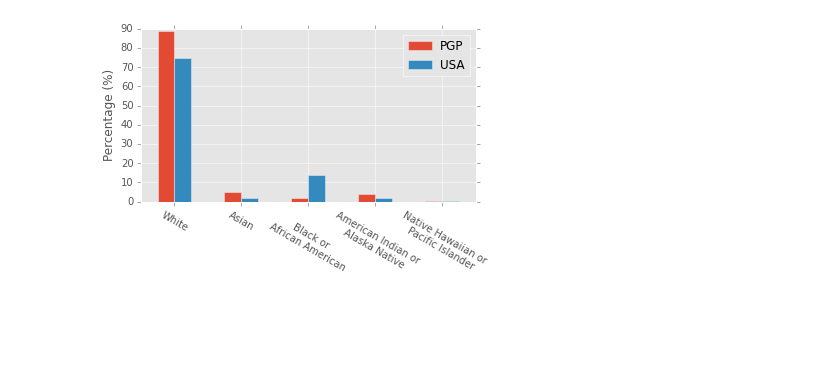
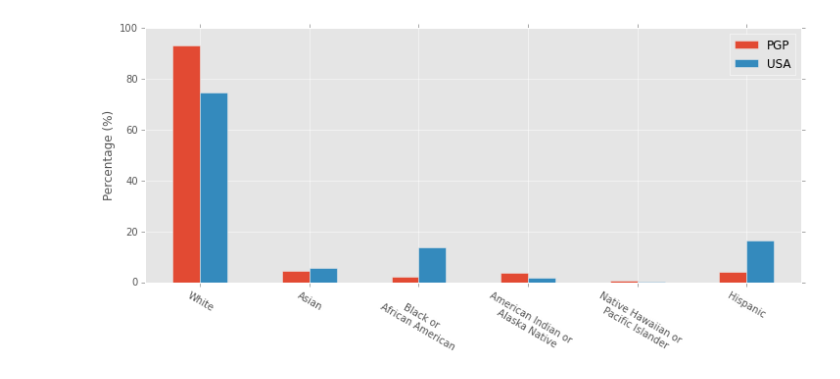
Before and after one commit to swzCuroverse/PGPGraphics, a Jupyter notebook: PGP-Ethnicity.ipynb, the cells around one changed output. Drawn from its saved outputs; the diff is of its cells as text; code cells hidden in the pictures; blank space fills up the shorter version.

```diff
--- a/PGP-Ethnicity.ipynb
+++ b/PGP-Ethnicity.ipynb
@@ -65,0 +25,8 @@ raceCompare['USA'] = [74.8, 1.7, 13.6, 1.7,0.4];
+# %%
+# Find survey results from Race/ethnicity survey
+raceIdx = data.phenotype_category == 'Participant_Survey:Race/ethnicity'
+raceData = data[raceIdx]
+raceData.index = raceData['id']
+
+raceGroups = raceData.groupby('phenotype')['human_id'].count()
+raceGroups
@@ -66,13 +51,43 @@ raceCompare['USA'] = [74.8, 1.7, 13.6, 1.7,0.4];
+# %%
+# Creating columns with race categories
+idxWhite = raceData['phenotype'].str.contains('White',na=False)
+idxAsian = raceData['phenotype'].str.contains('Asian',na=False)
+idxBlack = raceData['phenotype'].str.contains('Black',na=False)
+idxAIAN = raceData['phenotype'].str.contains('Alaska Native',na=False)
+idxHispanic = raceData['phenotype'].str.contains('Hispanic',na=False)
+idxNHPC = raceData['phenotype'].str.contains('Pacific',na=False)
+
+# Marking participants race/ethncity (1 or 0)
+byRace = pd.DataFrame()
+byRace['White'] = idxWhite
+byRace['Asian'] = idxAsian
+byRace['Black or African American'] = idxBlack
+byRace['American Indian or Alaska Native'] = idxAIAN
+byRace['Native Hawaiian or Pacific Islander'] = idxNHPC
+byRace['Hispanic or Latino'] = idxHispanic
+
+# Count number of participants per race category
+raceTotals = 100*byRace.sum()/len(byRace.index)
+# %%
+# Creating dataframe to compare PGP percentages vs those in US general population
+## Note: categories/grouping based off of those in the 2010 US Census
+## https://www.census.gov/prod/cen2010/briefs/c2010br-02.pdf
+
+raceCompare = pd.DataFrame()
+raceCompare['PGP']= raceTotals[0:]
+raceCompare['USA'] = [74.8, 5.6, 13.6, 1.7 ,0.4, 16.3];
 # %%
+# Plot data to compare distribution of PGP participants vs general population
+
 ax = raceCompare.plot(kind='bar')
 labels = ax.get_xticklabels()
 ax.set_xticklabels(['White','Asian','Black or\n African American',
-                    'American Indian or\n Alaska Native', 'Native Hawaiian or\n Pacific Islander'],
+                    'American Indian or\n Alaska Native', 'Native Hawaiian or\n Pacific Islander', 'Hispanic'],
                    rotation=330,fontsize = 10, multialignment = 'center')
 
 ax.set_ylabel('Percentage (%)')
 
 plt.gcf().subplots_adjust(bottom=0.3)
-plt.savefig('race.svg',format='svg')
+plt.savefig('Images/barplotEthnicity.png',format='png')
 # %% [output]
-[figure, old version]
+[figure, new version]
```
Also changed, not shown: parts of 11 cells of this notebook.
